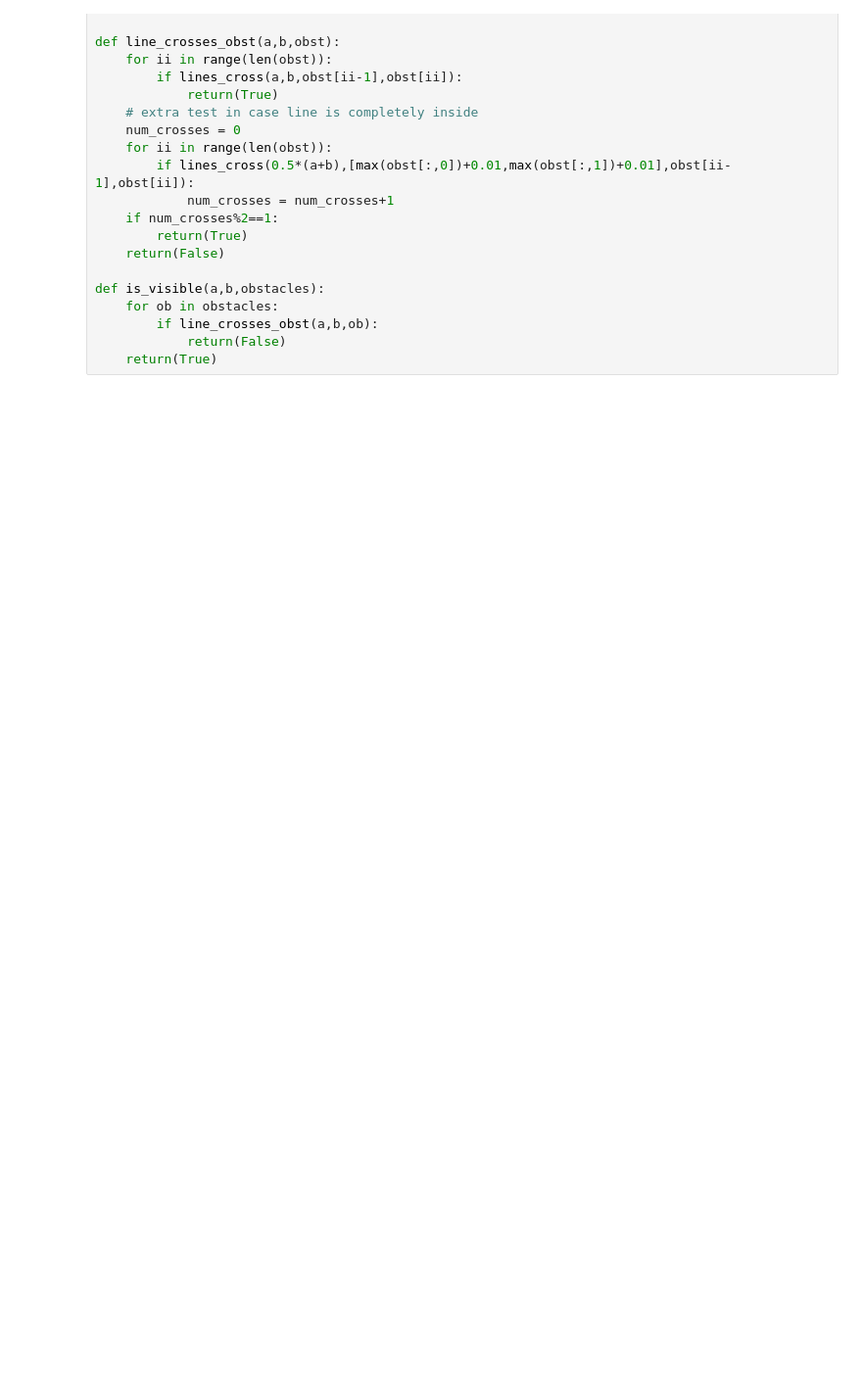
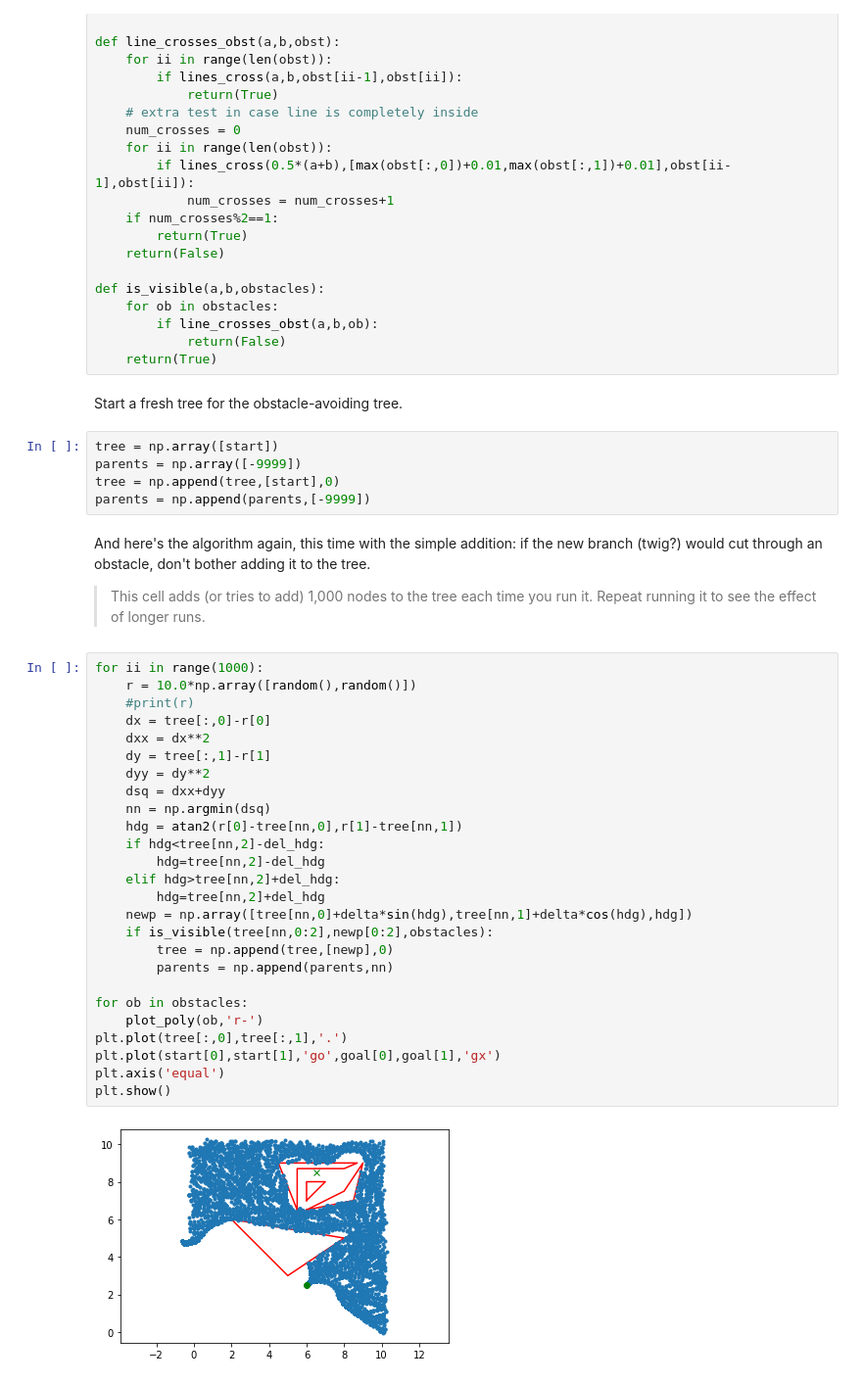
Before and after one commit to arthurrichards77/smply, a Jupyter notebook: rrt.ipynb, the cells around one changed output. Shown at 98% size. Saved outputs shown, nothing was run; the diff lists cells and outputs as text; blank space fills up the shorter version.

```diff
--- a/rrt.ipynb
+++ b/rrt.ipynb
@@ -108,3 +120,42 @@ def is_visible(a,b,obstacles):
         if line_crosses_obst(a,b,ob):
             return(False)
     return(True)
+# %% [markdown]
+Start a fresh tree for the obstacle-avoiding tree.
+# %%
+tree = np.array([start])
+parents = np.array([-9999])
+tree = np.append(tree,[start],0)
+parents = np.append(parents,[-9999])
+# %% [markdown]
+And here's the algorithm again, this time with the simple addition: if the new branch (twig?) would cut through an obstacle, don't bother adding it to the tree.
+
+> This cell adds (or tries to add) 1,000 nodes to the tree each time you run it.  Repeat running it to see the effect of longer runs.
+# %%
+for ii in range(1000):
+    r = 10.0*np.array([random(),random()])
+    #print(r)
+    dx = tree[:,0]-r[0]
+    dxx = dx**2
+    dy = tree[:,1]-r[1]
+    dyy = dy**2
+    dsq = dxx+dyy
+    nn = np.argmin(dsq)
+    hdg = atan2(r[0]-tree[nn,0],r[1]-tree[nn,1])
+    if hdg<tree[nn,2]-del_hdg:
+        hdg=tree[nn,2]-del_hdg
+    elif hdg>tree[nn,2]+del_hdg:
+        hdg=tree[nn,2]+del_hdg
+    newp = np.array([tree[nn,0]+delta*sin(hdg),tree[nn,1]+delta*cos(hdg),hdg])
+    if is_visible(tree[nn,0:2],newp[0:2],obstacles):
+        tree = np.append(tree,[newp],0)
+        parents = np.append(parents,nn)
+
+for ob in obstacles:
+    plot_poly(ob,'r-')
+plt.plot(tree[:,0],tree[:,1],'.')
+plt.plot(start[0],start[1],'go',goal[0],goal[1],'gx')
+plt.axis('equal')
+plt.show()
+# %% [output]
+[figure, added]
```
Also changed, not shown: parts of 11 cells of this notebook, 2 other files.
